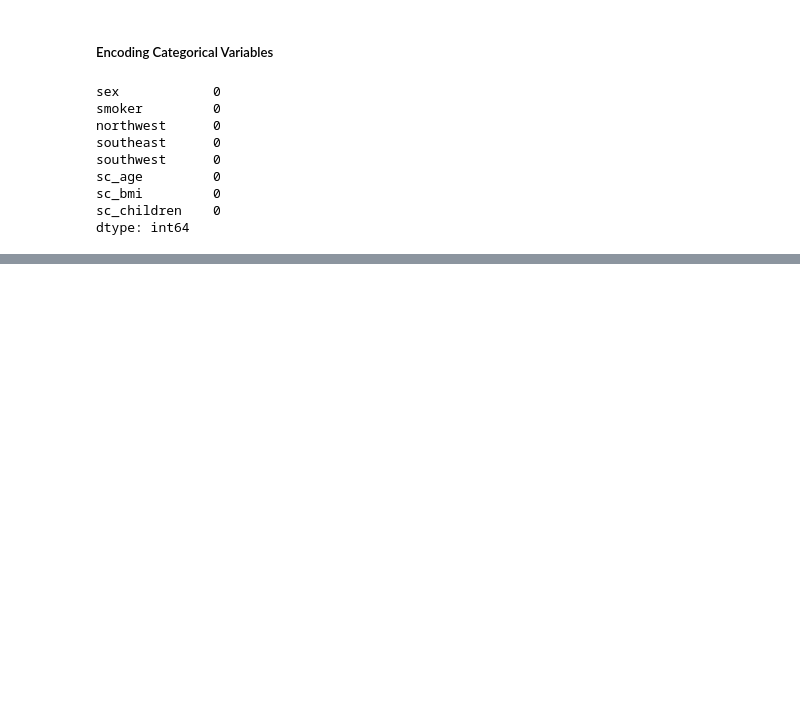
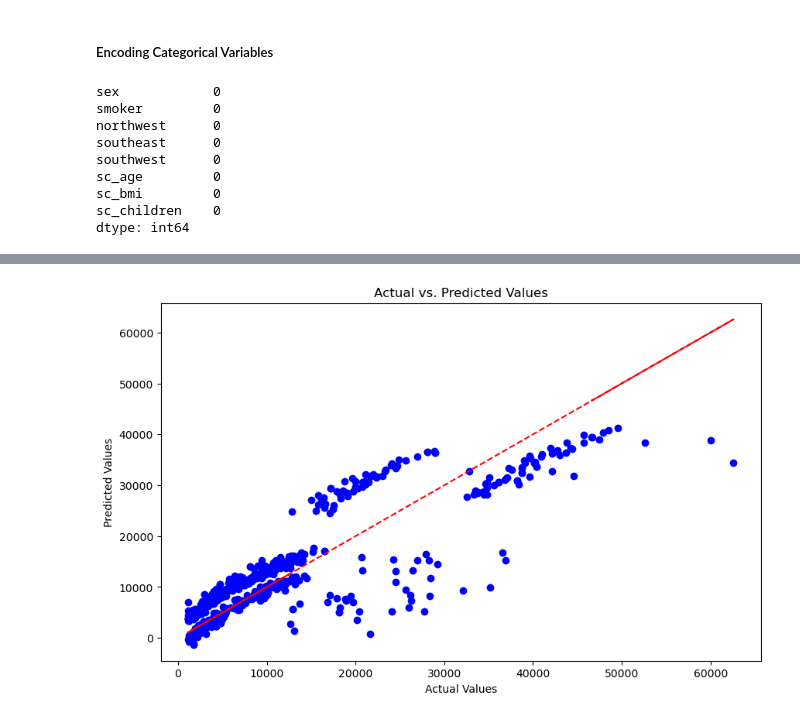
Before and after one commit to tyagi2607/data-science-portfolio, a Jupyter notebook: 1. medical_insurance_cost_prediction/cleaning_exploration.ipynb, the cells around one changed output, grey strips where cells are left out. Saved outputs shown, nothing was run; the diff lists cells and outputs as text; code cells hidden in the pictures; blank space fills up the shorter version.

```diff
--- a/1. medical_insurance_cost_prediction/cleaning_exploration.ipynb
+++ b/1. medical_insurance_cost_prediction/cleaning_exploration.ipynb
@@ -508,0 +667,8 @@ test_pred_df[(test_pred_df['smoker'] == 'yes') & (test_pred_df['residual'] < 0)]
+# %%
+act_vs_pred_plot(test_pred_df['charges'], test_pred_df['charges_pred_bmi_cat'])
+# Scale the cefficients
+# Regulaization parameter
+# Change test train split before scaling
+#
+# %% [output]
+[figure, added]
```
Also changed, not shown: parts of 45 cells of this notebook.
